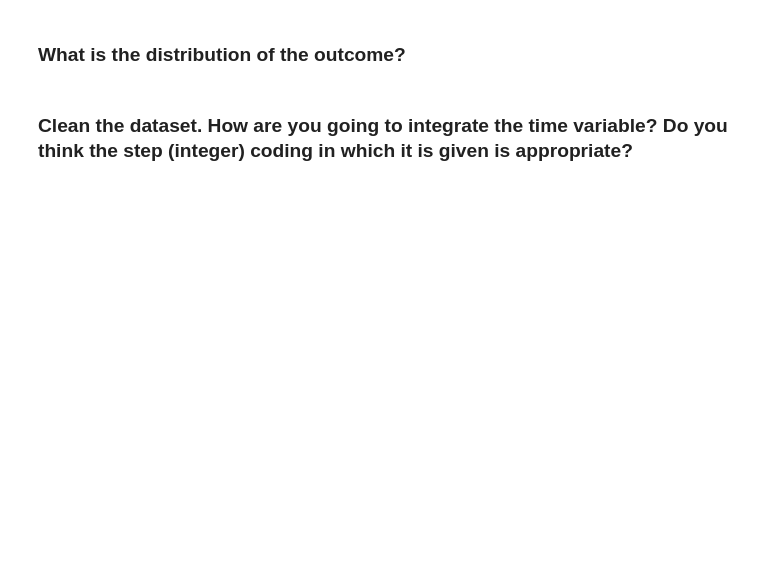
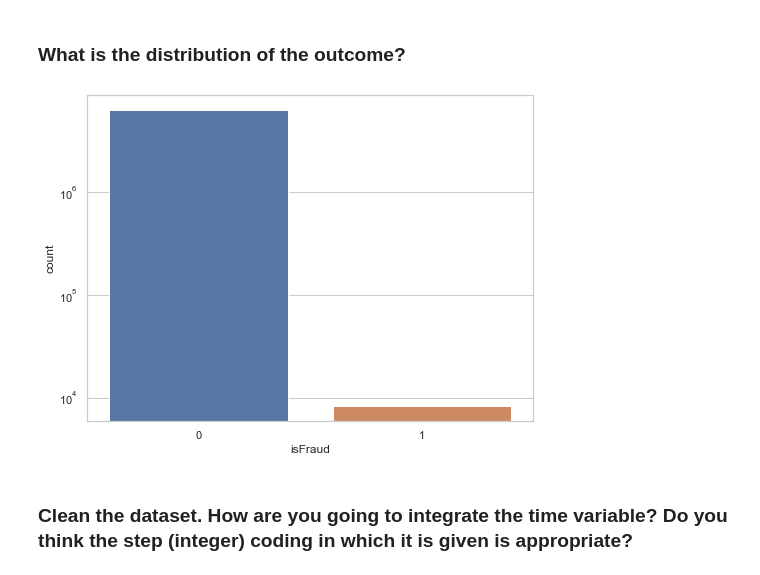
Before and after one commit to ta-datapt-bcn/lab-unbalance, a Jupyter notebook: your-code/lab_inbalance.ipynb, the cells around one changed output. Drawn from its saved outputs; the diff is of its cells as text; code cells hidden in the pictures; blank space fills up the shorter version.

```diff
--- a/your-code/lab_inbalance.ipynb
+++ b/your-code/lab_inbalance.ipynb
@@ -15,2 +163,11 @@ Like we disussed in class, when we have noisy data, if we are not careful, we ca
+# %%
+# Your response here
+
+sns.set(style="whitegrid")
+
+g = sns.countplot(data.isFraud)
+g.set_yscale("log")
+# %% [output]
+[figure, added]
 # %% [markdown]
 ### Clean the dataset. How are you going to integrate the time variable? Do you think the step (integer) coding in which it is given is appropriate?
```
Also changed, not shown: parts of 36 cells of this notebook, 1 other file.
